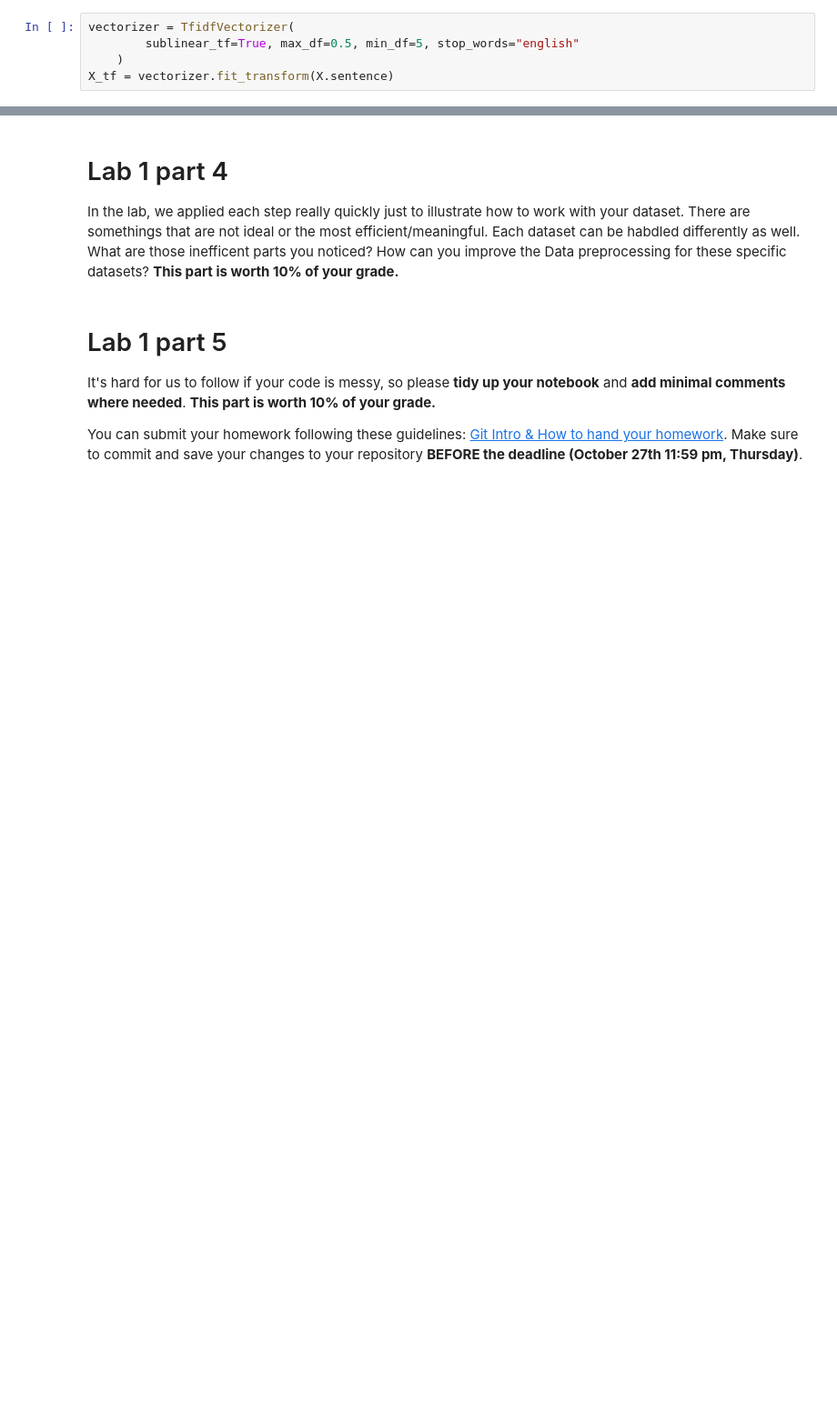
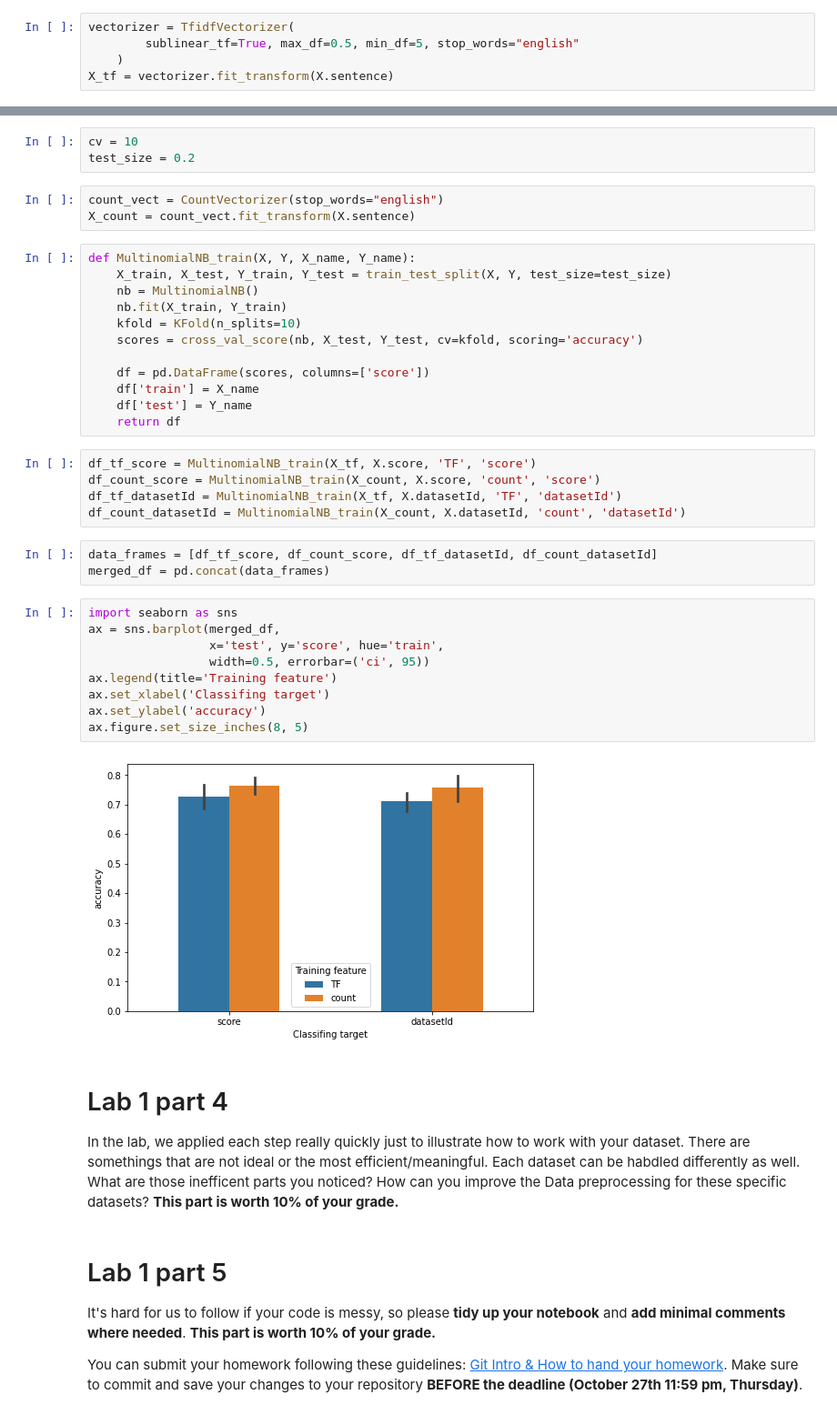
Before and after one commit to provomittt/DM2023-Lab1-Master, a Jupyter notebook: Homework/DM2023-Lab1-Homework.ipynb, the cells around one changed output, grey strips where cells are left out. Shown at 91% size. Saved outputs shown, nothing was run; the diff lists cells and outputs as text; blank space fills up the shorter version.

```diff
--- a/Homework/DM2023-Lab1-Homework.ipynb
+++ b/Homework/DM2023-Lab1-Homework.ipynb
@@ -460,3 +519,40 @@ NameError: name 'term_frequencies' is not defined
+# %%
+cv = 10
+test_size = 0.2
+# %%
+count_vect = CountVectorizer(stop_words="english")
+X_count = count_vect.fit_transform(X.sentence)
+# %%
+def MultinomialNB_train(X, Y, X_name, Y_name):
+    X_train, X_test, Y_train, Y_test = train_test_split(X, Y, test_size=test_size)
+    nb = MultinomialNB()
+    nb.fit(X_train, Y_train)
+    kfold = KFold(n_splits=10)
+    scores = cross_val_score(nb, X_test, Y_test, cv=kfold, scoring='accuracy')
+
+    df = pd.DataFrame(scores, columns=['score'])
+    df['train'] = X_name
+    df['test'] = Y_name
+    return df
+# %%
+df_tf_score = MultinomialNB_train(X_tf, X.score, 'TF', 'score')
+df_count_score = MultinomialNB_train(X_count, X.score, 'count', 'score')
+df_tf_datasetId = MultinomialNB_train(X_tf, X.datasetId, 'TF', 'datasetId')
+df_count_datasetId = MultinomialNB_train(X_count, X.datasetId, 'count', 'datasetId')
+# %%
+data_frames = [df_tf_score, df_count_score, df_tf_datasetId, df_count_datasetId]
+merged_df = pd.concat(data_frames)
+# %%
+import seaborn as sns
+ax = sns.barplot(merged_df,
+                 x='test', y='score', hue='train',
+                 width=0.5, errorbar=('ci', 95))
+ax.legend(title='Training feature')
+ax.set_xlabel('Classifing target')
+ax.set_ylabel('accuracy')
+ax.figure.set_size_inches(8, 5)
+# %% [output]
+[figure, added]
 # %% [markdown]
 # Lab 1 part 4
 In the lab, we applied each step really quickly just to illustrate how to work with your dataset. There are somethings that are not ideal or the most efficient/meaningful. Each dataset can be habdled differently as well. What are those inefficent parts you noticed? How can you improve the Data preprocessing for these specific datasets? __This part is worth 10% of your grade.__
```
Also changed, not shown: parts of 11 cells of this notebook, 1 other file.
